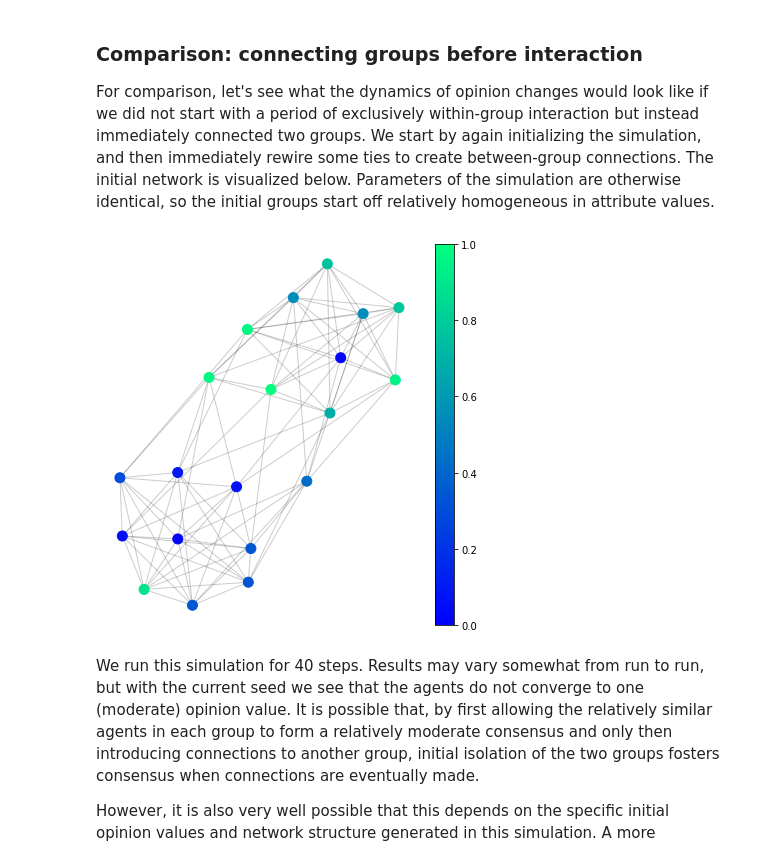
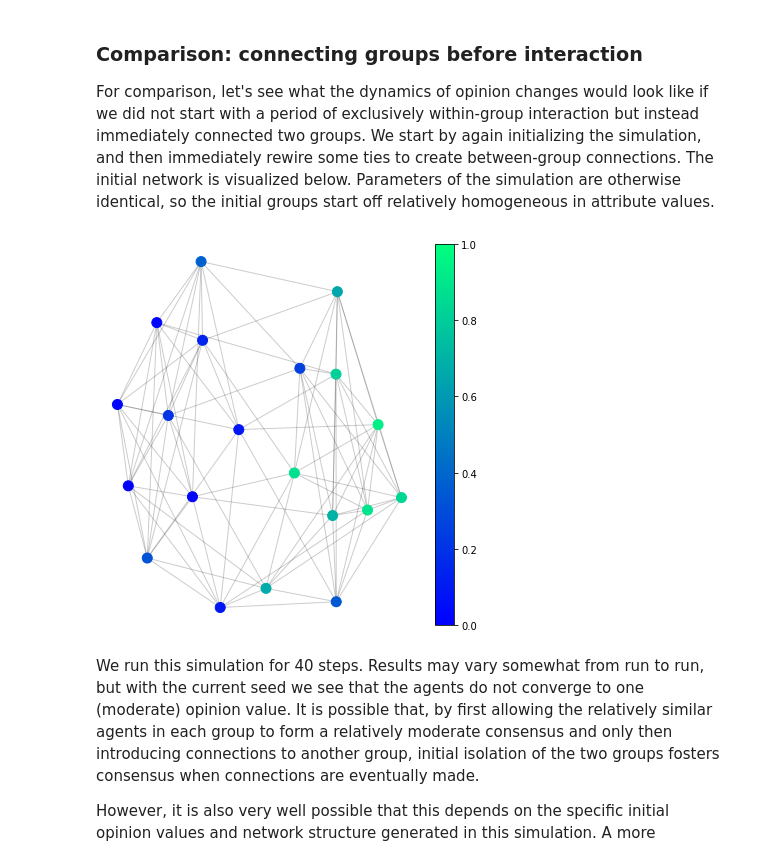
Before and after one commit to defSim/defSim, a Jupyter notebook: defSim/examples/ModularNetworkModification.ipynb, the cells around one changed output. Saved outputs shown, nothing was run; the diff lists cells and outputs as text; code cells hidden in the pictures.

```diff
--- a/defSim/examples/ModularNetworkModification.ipynb
+++ b/defSim/examples/ModularNetworkModification.ipynb
@@ -65,11 +73,12 @@ To implement a one-time change to the network like the one we intend, we will fi
 ### The simulation (annotated)
 # %%
 sim = ds.Simulation(
-    seed = 1414,
+    seed = 3838,
     influence_function = "bounded_confidence",   # positive influence, as long as interaction partner is not more dissimilar than the confidence level
+    influenceable_attributes = ['f01'],   # only try to influence opinion feature, not the color attribute which we will set for simulation purposes
     communication_regime = 'one-to-many',   # at each step, one focal agent influences all its neighbors
     attributes_initializer = "correlated_continuous",   # by default: one continuous attribute. the choice for the correlated continuous initializer is motivated by the ability to create differences between groups
-    dissimilarity_measure = "euclidean",   # dissimilarity is based on euclidean distance, which given one attribute is just the opinion distance between two agents
+    dissimilarity_measure = ds.EuclideanDistance(exclude = ['color']),   # dissimilarity is based on euclidean distance, which given one attribute is just the opinion distance between two agents
     topology = "caveman_graph",   # using one of the networkx graph generators, with parameters l and k specified in the parameter dictionary
     max_iterations = 40,   # we run the simulation twice, with 40 steps each time
     parameter_dict = {
@@ -91,0 +96,8 @@ plot_by_color(sim.network)
+# %%
+sim.initialize_simulation()
+components = [i for i in nx.connected_components(sim.network)]
+for node in components[0]:
+    sim.network.nodes[node]['color'] = 'blue'
+for node in components[1]:
+    sim.network.nodes[node]['color'] = 'red'
+plot_by_color(sim.network)
@@ -129,36 +145,42 @@ plot_dynamics(sim.return_values()['f01'][0])
 For comparison, let's see what the dynamics of opinion changes would look like if we did not start with a period of exclusively within-group interaction but instead immediately connected two groups. We start by again initializing the simulation, and then immediately rewire some ties to create between-group connections. The initial network is visualized below. Parameters of the simulation are otherwise identical, so the initial groups start off relatively homogeneous in attribute values.
 # %%
 sim_immediate = ds.Simulation(
-    seed = 1414,
+    seed = 3838,
     influence_function = "bounded_confidence",   # positive influence, as long as interaction partner is not more dissimilar than the confidence level
+    influenceable_attributes = ['f01'],   # only try to influence opinion feature, not the color attribute which we will set for simulation purposes
     communication_regime = 'one-to-many',   # at each step, one focal agent influences all its neighbors
     attributes_initializer = "correlated_continuous",   # by default: one continuous attribute. the choice for the correlated continuous initializer is motivated by the ability to create differences between groups
-    dissimilarity_measure = "euclidean",   # dissimilarity is based on euclidean distance, which given one attribute is just the opinion distance between two agents
+    dissimilarity_measure = ds.EuclideanDistance(exclude = ['color']),   # dissimilarity is based on euclidean distance, which given one attribute is just the opinion distance between two agents
     topology = "caveman_graph",   # using one of the networkx graph generators, with parameters l and k specified in the parameter dictionary
     max_iterations = 40,   # we run the simulation twice, with 40 steps each time
     parameter_dict = {
         'l': 2,   # number of caves (groups)
         'k': 10,   # number of agents per cave (group)
         'confidence_level': 0.5,   # confidence level for the bounded_confidence influence function
         'neighbor_similarity_postprocessing': 10,   # create similarity between neighbors by applying 10 rounds of postprocessing in which agents who are too dissimilar to their neighbors are moved elsewhere in the network
         'neighbor_similarity_criterion': 0.4   # neighbors are considered too dissimilar if the opinion distance between them is more than 0.5
     },
     tickwise = ['f01']   # store each agent's opinion at every step
 )
 
 # Initialize simulation
 sim_immediate.initialize_simulation()
+components = [i for i in nx.connected_components(sim_immediate.network)]
+for node in components[0]:
+    sim_immediate.network.nodes[node]['color'] = 'blue'
+for node in components[1]:
+    sim_immediate.network.nodes[node]['color'] = 'red'
 
 # Rewire 10% of all ties
-ds.network_init.network_init.execute_ms_rewiring(network = sim_immediate.network, rewiring_prop = 0.1)
+ds.MaslovSneppenModifier(rewiring_prop = 0.1).rewire_network(network = sim_immediate.network)
 
 # Recalculate dissimilarity to neighbors (would otherwise be missing for new ties)
 sim_immediate.dissimilarity_calculator.calculate_dissimilarity_networkwide(sim_immediate.network)
 
 # Show the network
 plot_by_color(sim_immediate.network)
 # %% [output]
-[figure, old version]
+[figure, new version]
 # %% [markdown]
 We run this simulation for 40 steps. Results may vary somewhat from run to run, but with the current seed we see that the agents do not converge to one (moderate) opinion value. It is possible that, by first allowing the relatively similar agents in each group to form a relatively moderate consensus and only then introducing connections to another group, initial isolation of the two groups fosters consensus when connections are eventually made.
 
```
Also changed, not shown: parts of 10 cells of this notebook, 1 other file.
